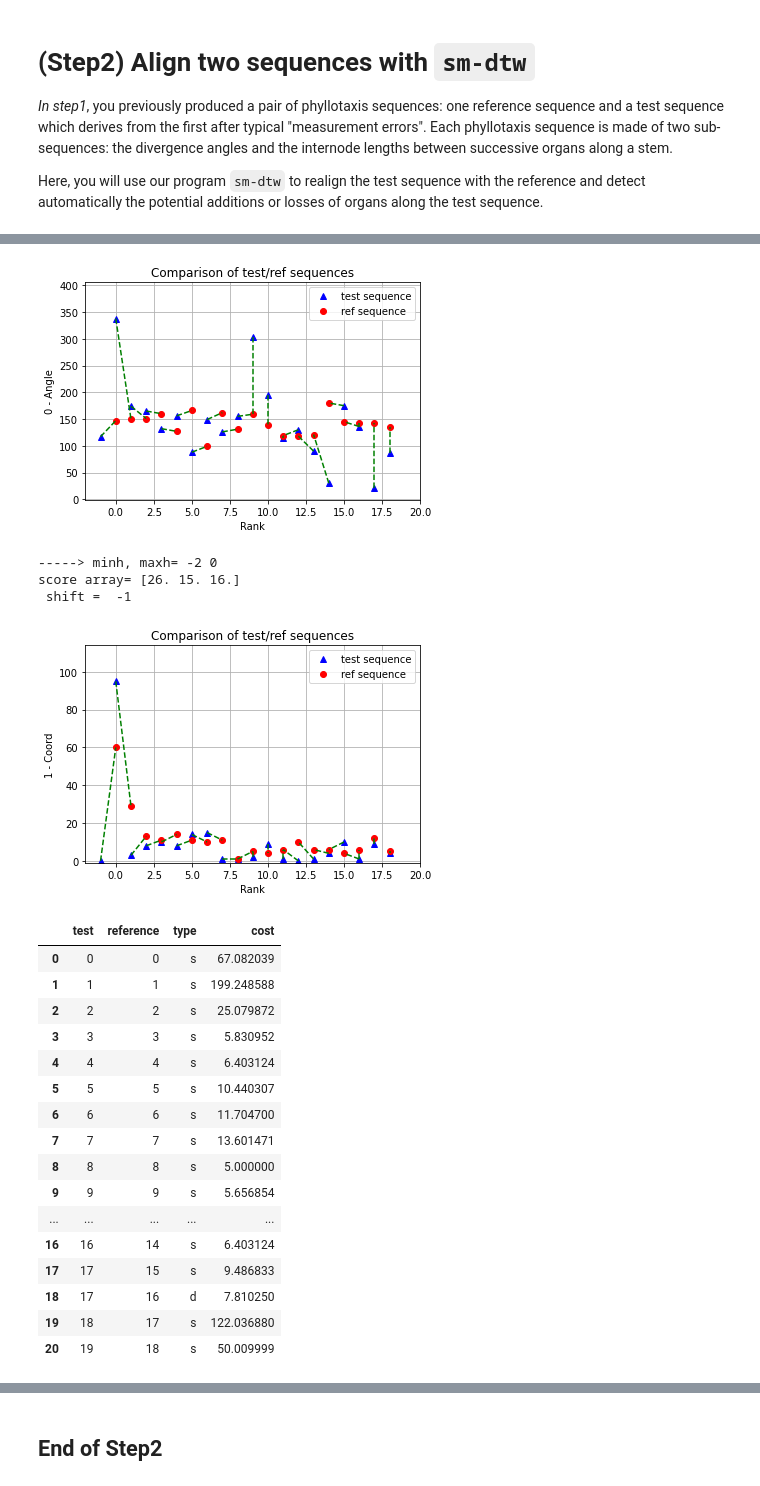
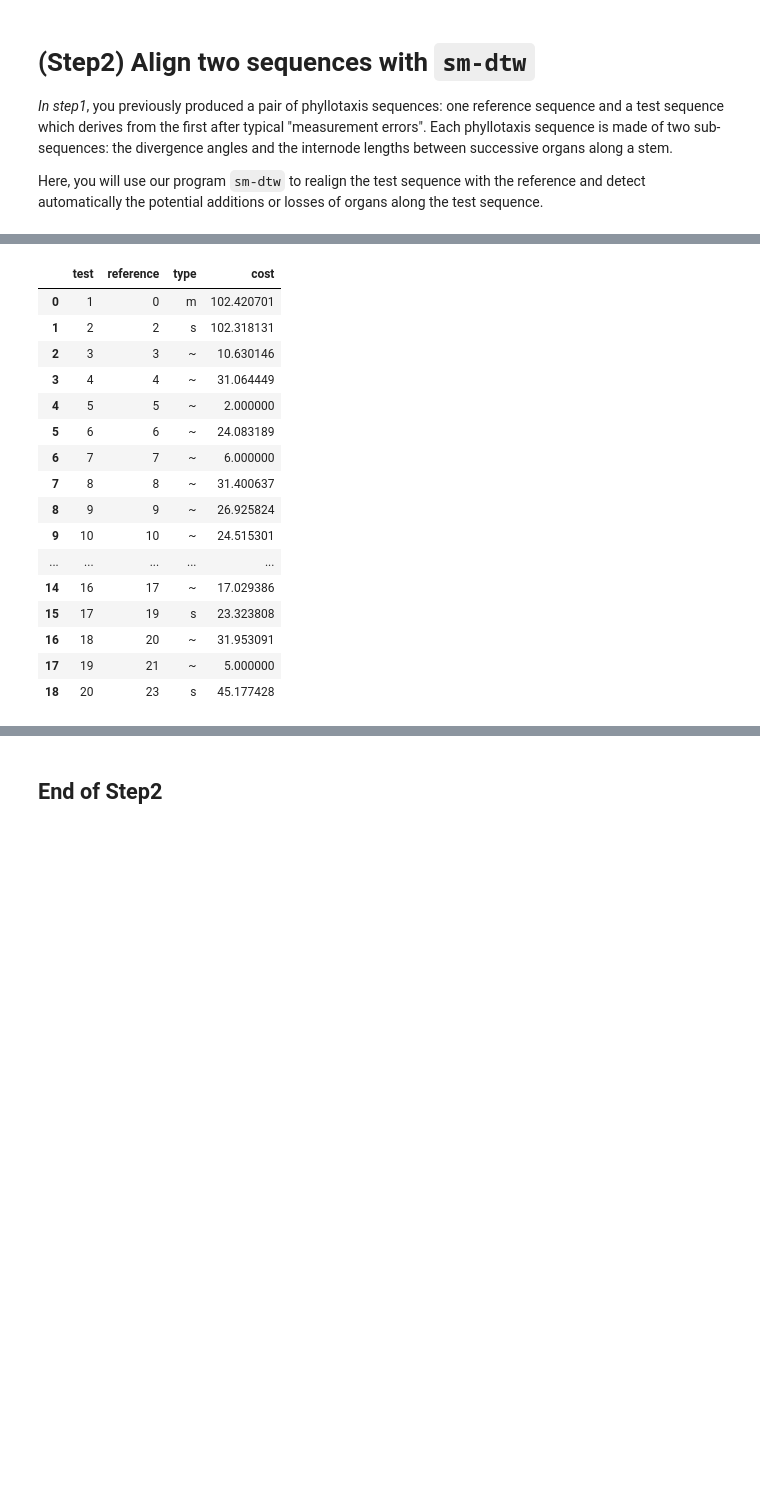
Before and after one commit to fabfabBesnard/Phyllotaxis-sim-eval, a Jupyter notebook: notebooks/docker_run/Step2_Align_Sequences.ipynb, the cells around one changed output, grey strips where cells are left out. Cells and saved outputs as stored; diff of their text form; code cells hidden in the pictures; blank space fills up the shorter version.

```diff
--- a/notebooks/docker_run/Step2_Align_Sequences.ipynb
+++ b/notebooks/docker_run/Step2_Align_Sequences.ipynb
@@ -76,7 +76,12 @@ seq_names=["Angles", "Internodes"]
 This first realignment assumes that the start and the end of the paired sequences matches ("**bounded ends**"): in other terms, segmentation errors are excluded from the first and last organs.
 # %%
+#dtwcomputer = sequence_comparison(seq_test, seq_ref, constraint=args.constraint, dist_type="mixed",
+#                                          free_ends=args.free_ends, free_ends_eps=args.free_ends_eps,
+#                                          delins_cost=args.delins_cost, max_stretch=args.max_stretch,
+#                                          beam_size=args.beam_size, logger=logger, **mixed_kwargs)
+
 dtwcomputer = DTW(seq_test, seq_ref,
-                  constraint='merge_split',dist_type="mixed",
+                  constraints='merge_split',dist_type="mixed",
                   mixed_type=mtype, mixed_spread=mspread, mixed_weight=mweight,
                   names=seq_names)
 #: List of valid values for `dist_type` parameter.
@@ -84,12 +89,6 @@ dtwcomputer = DTW(seq_test, seq_ref,
 # %%
 # Print the results with a graphic visusalisation of the alignment
 dtwcomputer.run()
-dtwcomputer.print_results(graphic_seq_alignment=True)
-
-#Interpret the graphic:
-# dotted green lines are matching corresponding intervals:
-# one-to-one match (one triangle to one dot): no segmentation issue, possible shifts
-# several triangles to one one point: merge events (over-segmentation, some organs were added in the test sequence within a previous ref interval)
-# several points to one triangle: split event (under-segmentation, some organs were missed in the test sequence)
+dtwcomputer.print_results()
 # %% [output]
 ************************************ INFOS *************************************
@@ -112,22 +111,17 @@ score array= [26. 15. 16.]
-[figure, removed]
------> minh, maxh= -2 0
-score array= [26. 15. 16.]
- shift =  -1
-[figure, removed]
 |  | test | reference | type | cost |
-| 0 | 0 | 0 | s | 67.082039 |
-| 1 | 1 | 1 | s | 199.248588 |
-| 2 | 2 | 2 | s | 25.079872 |
-| 3 | 3 | 3 | s | 5.830952 |
-| 4 | 4 | 4 | s | 6.403124 |
-| 5 | 5 | 5 | s | 10.440307 |
-| 6 | 6 | 6 | s | 11.704700 |
-| 7 | 7 | 7 | s | 13.601471 |
-| 8 | 8 | 8 | s | 5.000000 |
-| 9 | 9 | 9 | s | 5.656854 |
+| 0 | 1 | 0 | m | 102.420701 |
+| 1 | 2 | 2 | s | 102.318131 |
+| 2 | 3 | 3 | ~ | 10.630146 |
+| 3 | 4 | 4 | ~ | 31.064449 |
+| 4 | 5 | 5 | ~ | 2.000000 |
+| 5 | 6 | 6 | ~ | 24.083189 |
+| 6 | 7 | 7 | ~ | 6.000000 |
+| 7 | 8 | 8 | ~ | 31.400637 |
+| 8 | 9 | 9 | ~ | 26.925824 |
+| 9 | 10 | 10 | ~ | 24.515301 |
 | ... | ... | ... | ... | ... |
-| 16 | 16 | 14 | s | 6.403124 |
-| 17 | 17 | 15 | s | 9.486833 |
-| 18 | 17 | 16 | d | 7.810250 |
-| 19 | 18 | 17 | s | 122.036880 |
-| 20 | 19 | 18 | s | 50.009999 |
+| 14 | 16 | 17 | ~ | 17.029386 |
+| 15 | 17 | 19 | s | 23.323808 |
+| 16 | 18 | 20 | ~ | 31.953091 |
+| 17 | 19 | 21 | ~ | 5.000000 |
+| 18 | 20 | 23 | s | 45.177428 |
```
Also changed, not shown: parts of 16 cells of this notebook, 2 other files.
